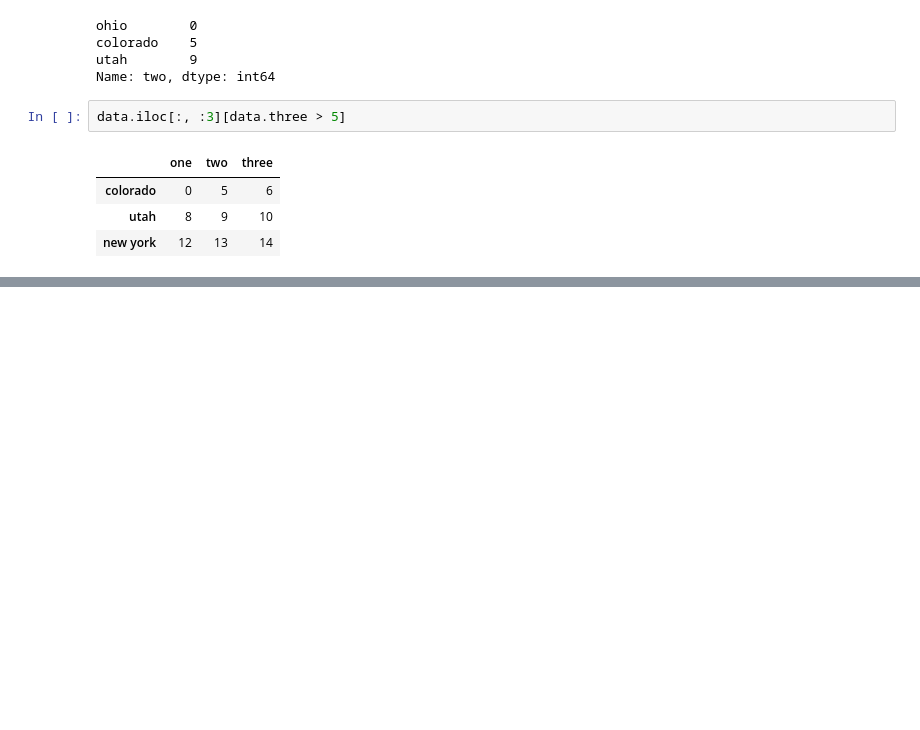
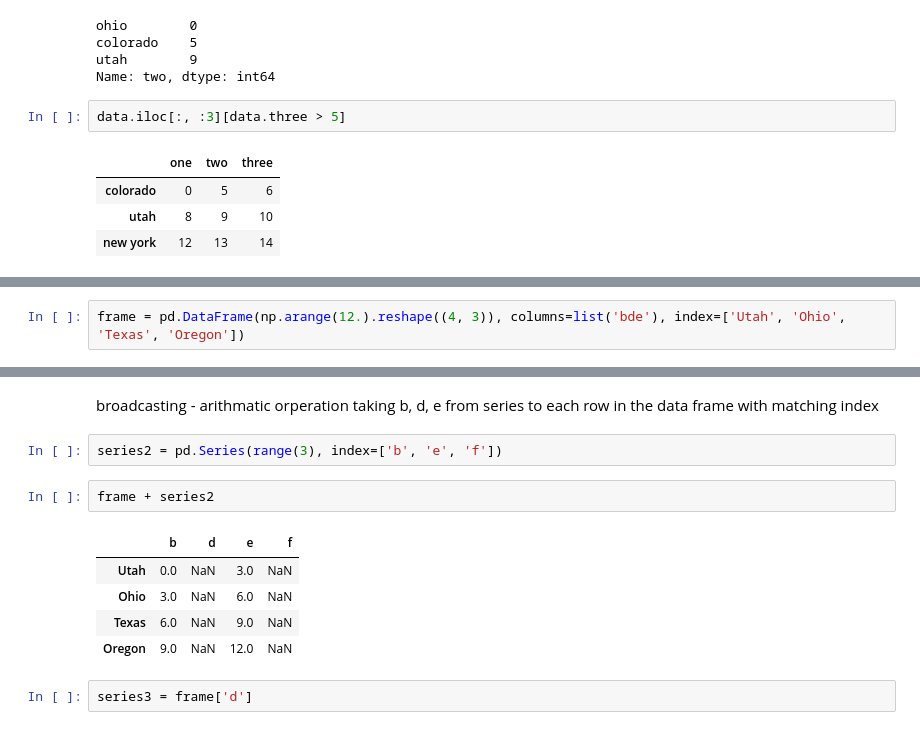
Before and after one commit to mikerly131/WesCh5, a Jupyter notebook: Chapter5WorkAlong.ipynb, the cells around one changed output, grey strips where cells are left out. Saved outputs shown, nothing was run; the diff lists cells and outputs as text; blank space fills up the shorter version.

```diff
--- a/Chapter5WorkAlong.ipynb
+++ b/Chapter5WorkAlong.ipynb
@@ -723,0 +883,2 @@ get_value, set_value methods
+# %%
+frame = pd.DataFrame(np.arange(12.).reshape((4, 3)), columns=list('bde'), index=['Utah', 'Ohio', 'Texas', 'Oregon'])
@@ -723,0 +910,14 @@ get_value, set_value methods
+# %% [markdown]
+broadcasting - arithmatic orperation taking b, d, e from series to each row in the data frame with matching index
+# %%
+series2 = pd.Series(range(3), index=['b', 'e', 'f'])
+# %%
+frame + series2
+# %% [output]
+|  | b | d | e | f |
+| Utah | 0.0 | NaN | 3.0 | NaN |
+| Ohio | 3.0 | NaN | 6.0 | NaN |
+| Texas | 6.0 | NaN | 9.0 | NaN |
+| Oregon | 9.0 | NaN | 12.0 | NaN |
+# %%
+series3 = frame['d']
```
Also changed, not shown: parts of 69 cells of this notebook.
